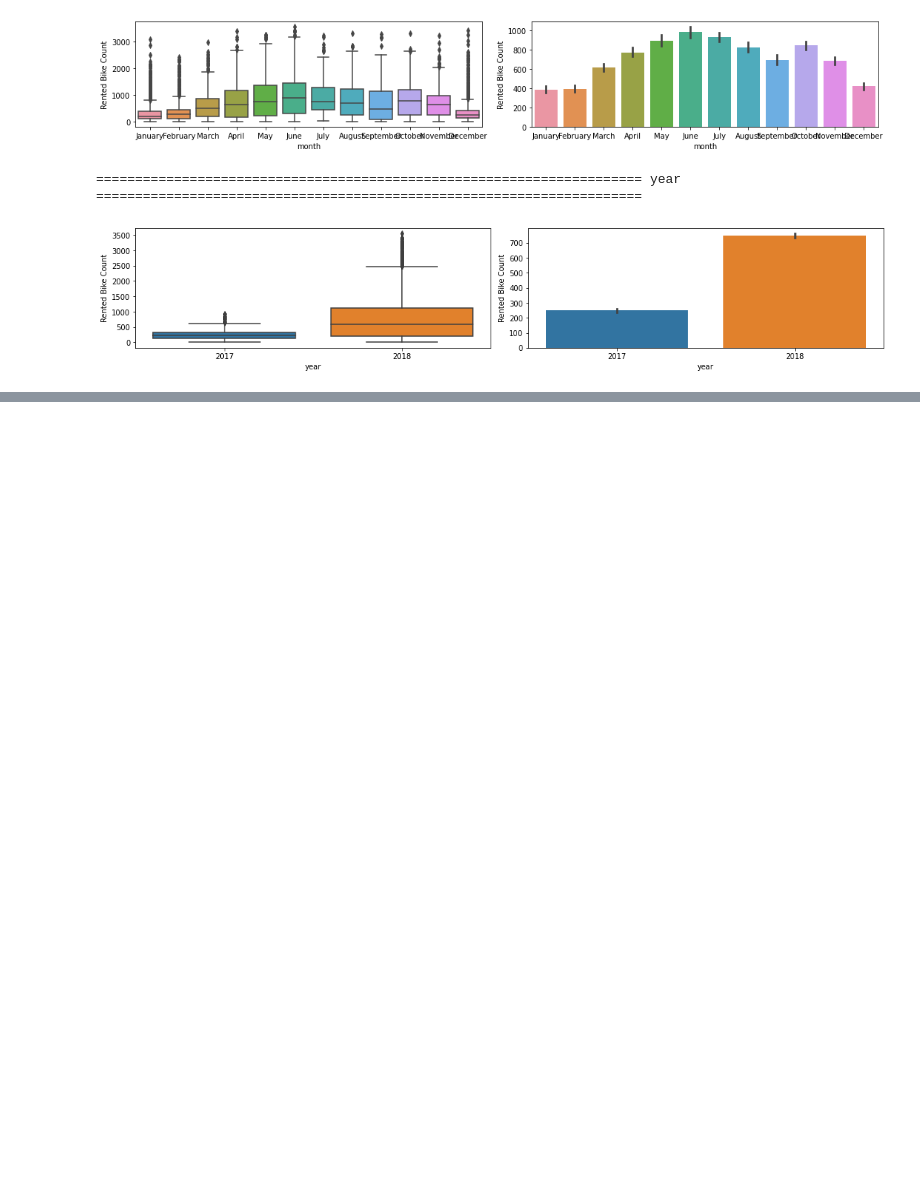
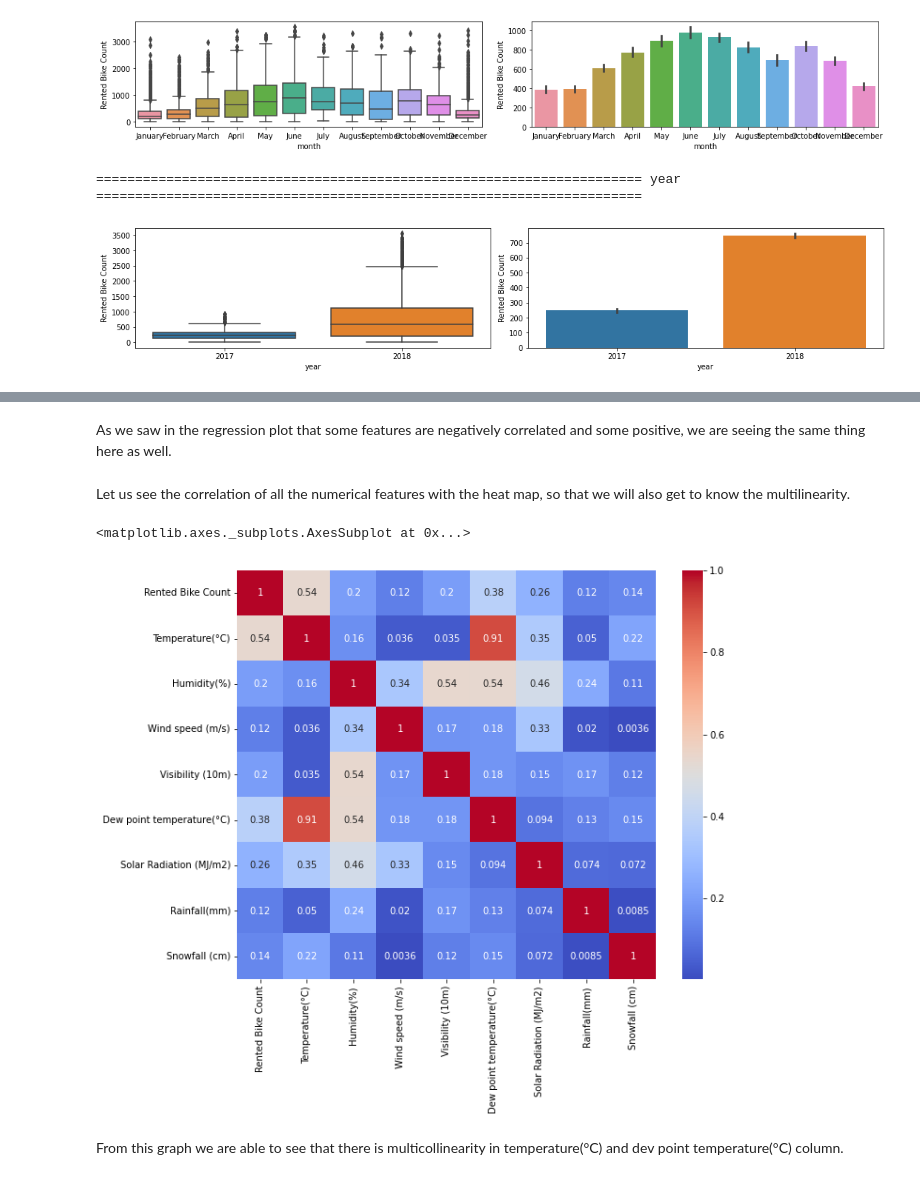
Before and after one commit to fathimajafir/Seoul-Bike-Sharing-Demand-Prediction, a Jupyter notebook: Copy_of_Bike_Sharing_Demand_Prediction_Capstone_Project.ipynb, the cells around one changed output, grey strips where cells are left out. Cells and saved outputs as stored; diff of their text form; code cells hidden in the pictures; blank space fills up the shorter version.

```diff
--- a/Copy_of_Bike_Sharing_Demand_Prediction_Capstone_Project.ipynb
+++ b/Copy_of_Bike_Sharing_Demand_Prediction_Capstone_Project.ipynb
@@ -329,0 +437,13 @@ for i in categorical_features.columns:
+# %% [markdown]
+As we saw in the regression plot that some features are negatively correlated and some positive, we are seeing the same thing here as well.
+# %% [markdown]
+Let us see the correlation of all the numerical features with the heat map, so that we will also get to know the multilinearity.
+# %%
+# using seaborn heatmap for ploting correlation graph
+plt.figure(figsize=(10,8))
+sns.heatmap(abs(df.corr()), cmap='coolwarm', annot=True)
+# %% [output]
+<matplotlib.axes._subplots.AxesSubplot at 0x...>
+[figure, added]
+# %% [markdown]
+From this graph we are able to see that there is multicollinearity in temperature(°C) and dev point temperature(°C) column.
```
Also changed, not shown: parts of 37 cells of this notebook.
